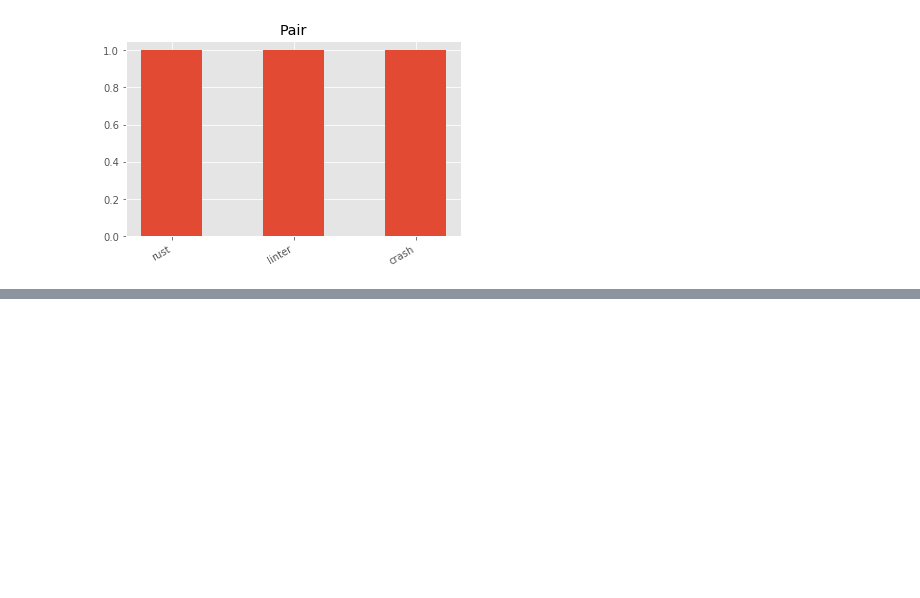
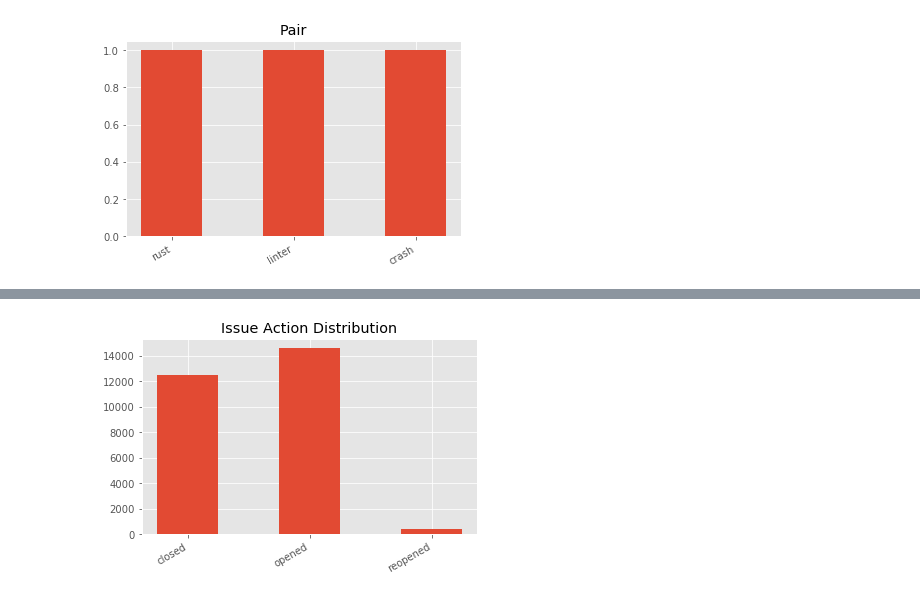
Before and after one commit to nicholas-alonzo/GitHub-Repo-Analysis, a Jupyter notebook: Event-Exploration_ql.ipynb, the cells around one changed output, grey strips where cells are left out. Saved outputs shown, nothing was run; the diff lists cells and outputs as text; code cells hidden in the pictures; blank space fills up the shorter version.

```diff
--- a/Event-Exploration_ql.ipynb
+++ b/Event-Exploration_ql.ipynb
@@ -777,0 +798,15 @@ plt.show()
+# %%
+query="select action, count(*) c from issues_events group by action"
+df = pd.read_sql(query, db)
+labels=df['action'].tolist()
+values=df['c'].tolist()
+indexes = np.arange(len(labels))
+width = 0.5
+plt.bar(indexes, values, width)
+plt.xticks(indexes + width * 0.01, labels)
+plt.title("Issue Action Distribution")
+fig = plt.figure(1)
+fig.autofmt_xdate()
+plt.show()
+# %% [output]
+[figure, added]
```
Also changed, not shown: parts of 2 cells of this notebook.
